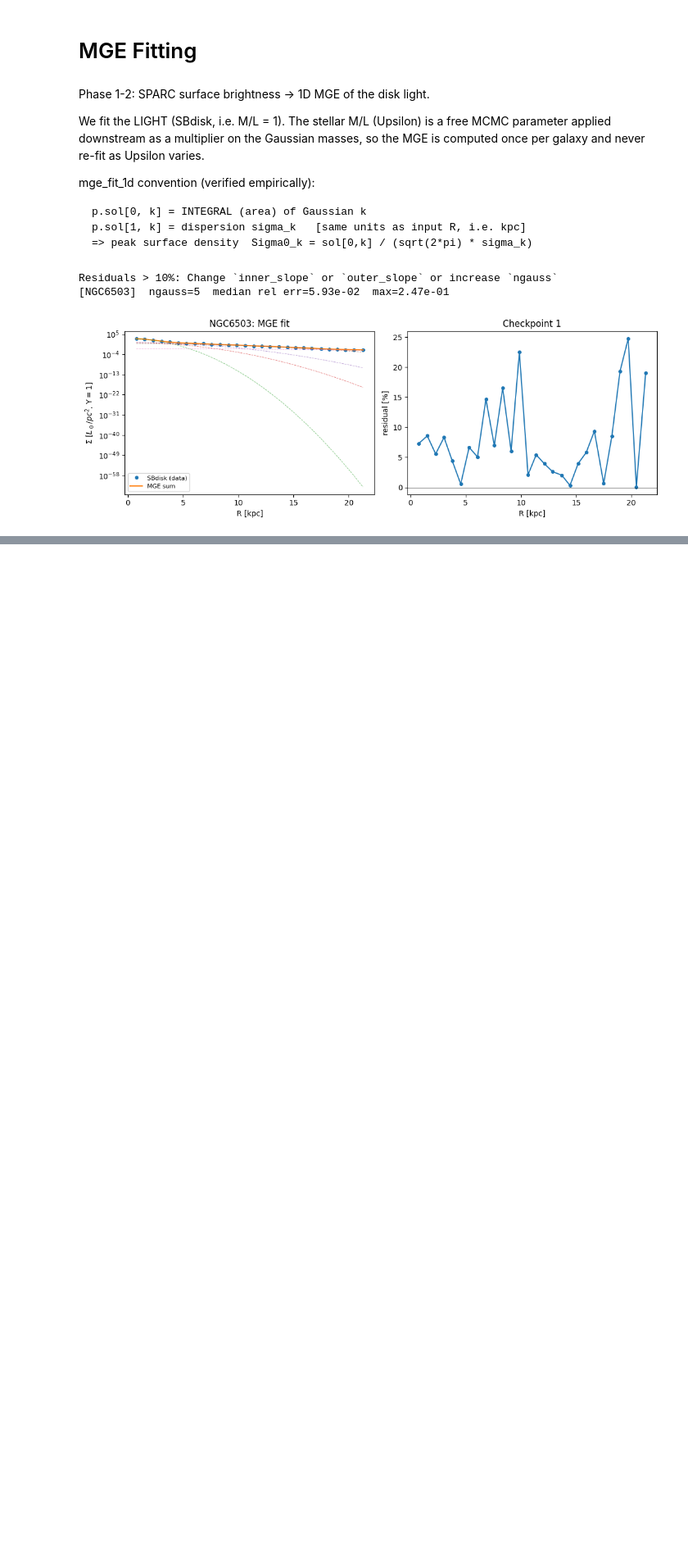
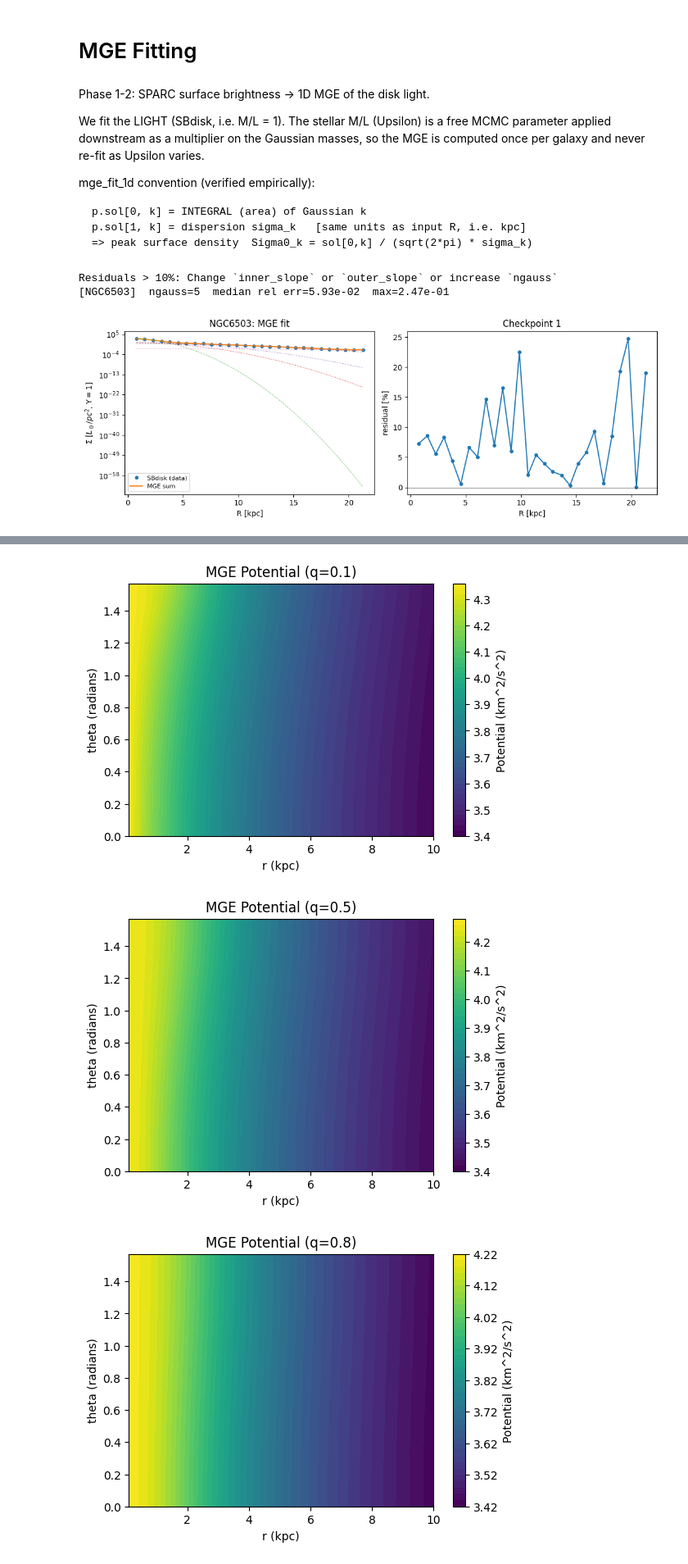
Before and after one commit to AdamSmithOrlik/sidm-rotation-curves-SPARC, a Jupyter notebook: development/surface-brightness-dev.ipynb, the cells around one changed output, grey strips where cells are left out. Shown at 82% size. Cells and saved outputs as stored; diff of their text form; code cells hidden in the pictures; blank space fills up the shorter version.

```diff
--- a/development/surface-brightness-dev.ipynb
+++ b/development/surface-brightness-dev.ipynb
@@ -91,0 +307,23 @@ Residuals > 10%: Change `inner_slope` or `outer_slope` or increase `ngauss`
+# %%
+q_list = [0.1, 0.5, 0.8, 1.0]
+r_list = np.linspace(0.1, 10, 100)
+thetas = np.linspace(0, np.pi/2, 100)
+
+rs, ths = np.meshgrid(r_list, thetas, indexing='ij')
+
+for q in q_list:
+    phi_bar = mge_potential_rtheta(out["sigma_k"], out["Sigma0_k"], q_disk=q, Upsilon=0.5)
+    phi = phi_bar(rs, ths)
+
+    plt.figure(figsize=(6,4))
+    plt.contourf(rs, ths, np.log10(np.abs(phi)), levels=50, cmap='viridis')
+    plt.colorbar(label='Potential (km^2/s^2)')
+    plt.xlabel('r (kpc)')
+    plt.ylabel('theta (radians)')
+    plt.title(f'MGE Potential (q={q})')
+    plt.show()
+    plt.close()
+# %% [output]
+[figure, added]
+[figure, added]
+[figure, added]
```
Also changed, not shown: parts of 18 cells of this notebook, 1 other file.
